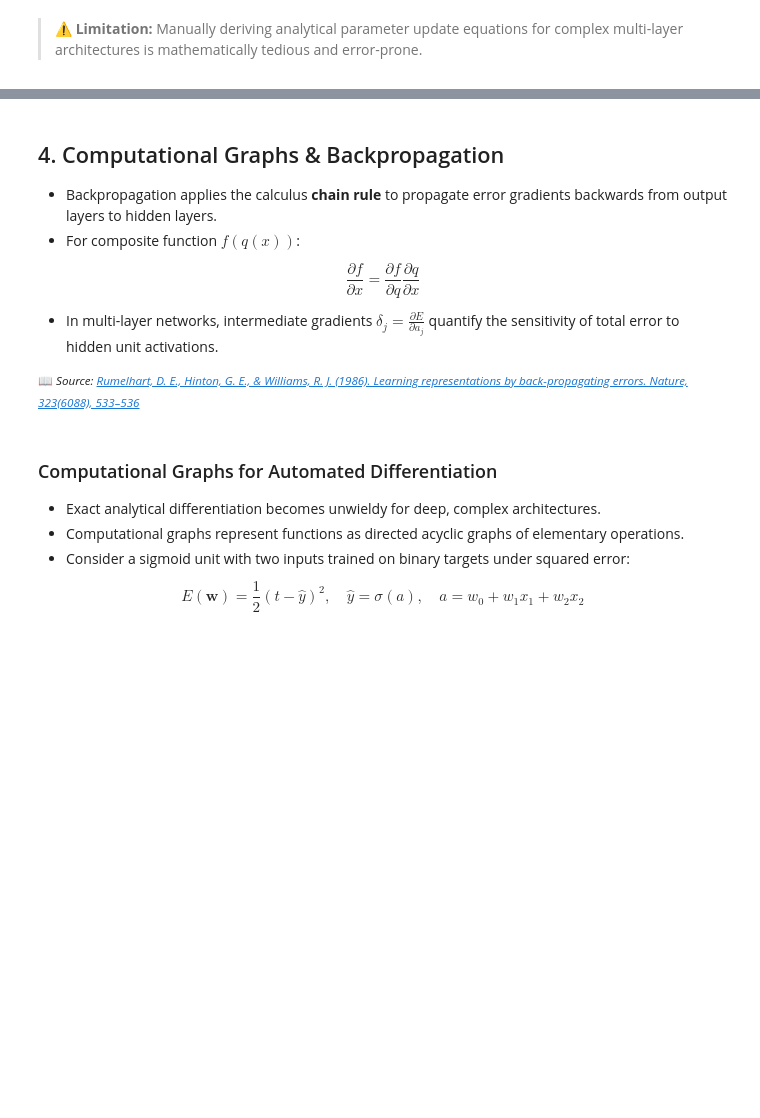
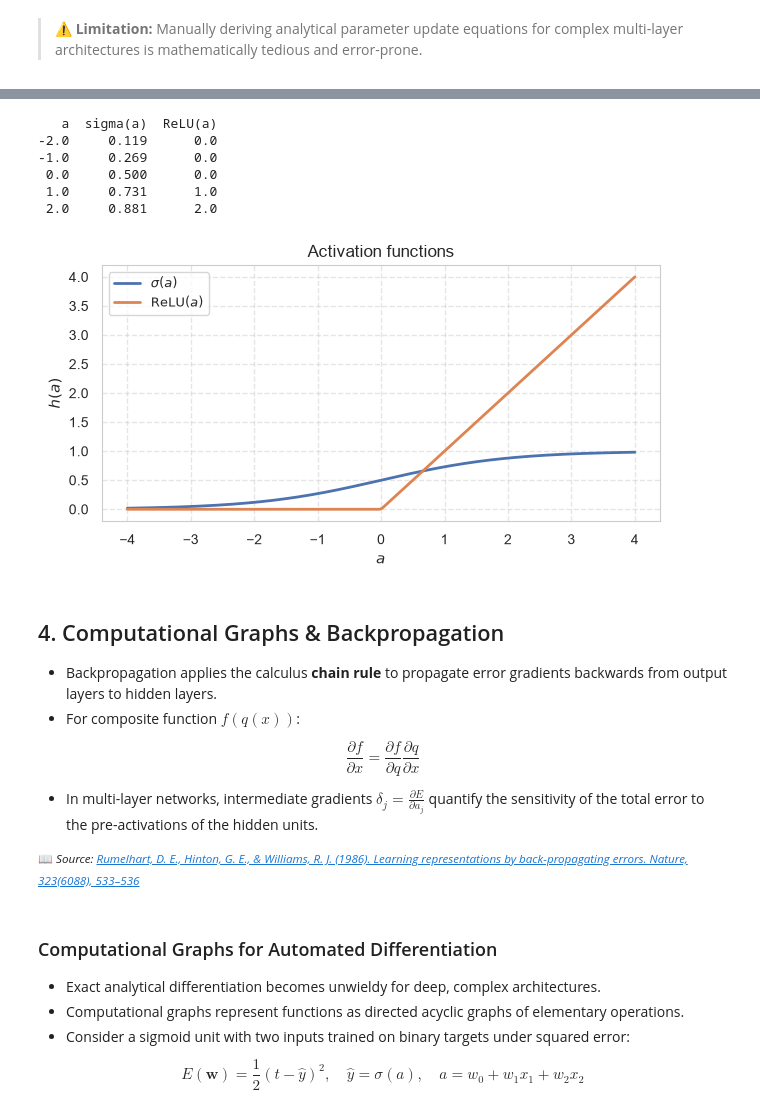
Before and after one commit to konstantin-schekotihin/dl_course, a Jupyter notebook: AI-ML/04_NN.ipynb, the cells around one changed output, grey strips where cells are left out. Cells and saved outputs as stored; diff of their text form; code cells hidden in the pictures; blank space fills up the shorter version.

```diff
--- a/AI-ML/04_NN.ipynb
+++ b/AI-ML/04_NN.ipynb
@@ -350,3 +345,25 @@ $$
+# %%
+def sigmoid(a):
+    """Logistic sigmoid sigma(a) = 1 / (1 + exp(-a))."""
+    return 1 / (1 + np.exp(-a))
+
+def relu(a):
+    """Rectified linear unit ReLU(a) = max(0, a)."""
+    return np.maximum(0, a)
+
+a_values = np.array([-2.0, -1.0, 0.0, 1.0, 2.0])
+print(pd.DataFrame({"a": a_values, "sigma(a)": sigmoid(a_values), "ReLU(a)": relu(a_values)}).round(3).to_string(index=False))
+a_grid = np.linspace(-4, 4, 200)
+hp.plot_curves(a_grid, {r"$\sigma(a)$": sigmoid(a_grid), r"$\mathrm{ReLU}(a)$": relu(a_grid)}, xlabel="$a$", ylabel="$h(a)$",
+               title="Activation functions", figsize=(6.5, 3.6))
+# %% [output]
+   a  sigma(a)  ReLU(a)
+-2.0     0.119      0.0
+-1.0     0.269      0.0
+ 0.0     0.500      0.0
+ 1.0     0.731      1.0
+ 2.0     0.881      2.0
+[figure, added]
 # %% [markdown]
 ## 4. Computational Graphs & Backpropagation
 
@@ -357,7 +374,7 @@ $$
 \frac{\partial f}{\partial x} = \frac{\partial f}{\partial q} \frac{\partial q}{\partial x}
 $$
 
-- In multi-layer networks, intermediate gradients $\delta_j = \frac{\partial E}{\partial a_j}$ quantify the sensitivity of total error to hidden unit activations.
+- In multi-layer networks, intermediate gradients $\delta_j = \frac{\partial E}{\partial a_j}$ quantify the sensitivity of the total error to the pre-activations of the hidden units.
 
 <small>📖 *Source: [Rumelhart, D. E., Hinton, G. E., & Williams, R. J. (1986). Learning representations by back-propagating errors. Nature, 323(6088), 533–536](https://doi.org/10.1038/323533a0)*</small>
 # %% [markdown]
```
Also changed, not shown: parts of 58 cells of this notebook, 2 other files.
